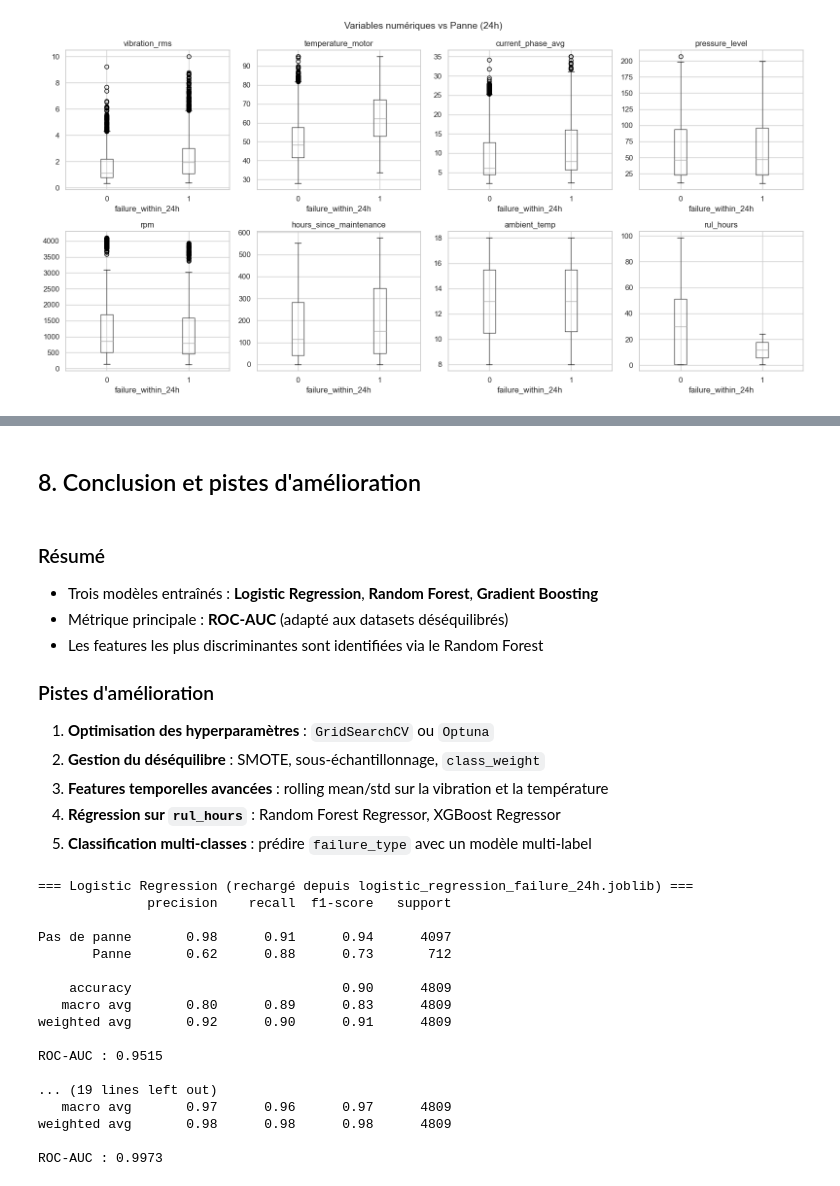
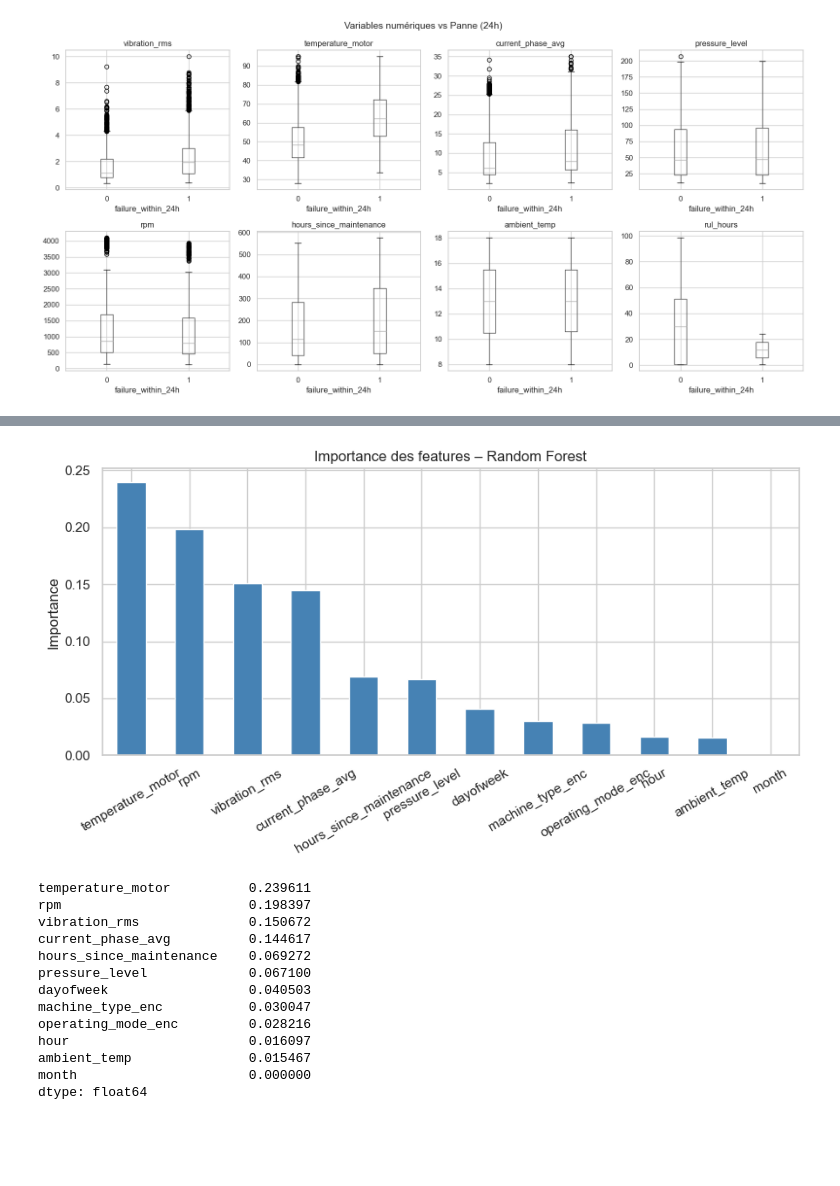
Before and after one commit to Remi-Petit/Data-Science-EFREI, a Jupyter notebook: IA/Sujet_1/notebook/maintenance_ml.ipynb, the cells around one changed output, grey strips where cells are left out. Cells and saved outputs as stored; diff of their text form; code cells hidden in the pictures; blank space fills up the shorter version.

```diff
--- a/IA/Sujet_1/maintenance_ml.ipynb
+++ b/IA/Sujet_1/notebook/maintenance_ml.ipynb
@@ -247,12 +208,0 @@ plt.show()
-# %%
-# Entraînement final et évaluation
-trained_models = {}
-
-for name, pipe in models.items():
-    pipe.fit(X_train, y_train)
-    trained_models[name] = pipe
-    y_pred = pipe.predict(X_test)
-    y_prob = pipe.predict_proba(X_test)[:, 1]
-    auc = roc_auc_score(y_test, y_prob)
-    print(f'\n=== {name} (ROC-AUC test = {auc:.4f}) ===')
-    print(classification_report(y_test, y_pred, target_names=['Pas de panne', 'Panne']))
@@ -360,41 +209,19 @@ XGBoost                   → xgboost_failure_24h.joblib  (ROC-AUC : 0.9973 ✓)
-# %% [markdown]
-## 8. Conclusion et pistes d'amélioration
-# %% [markdown]
-### Résumé
-- Trois modèles entraînés : **Logistic Regression**, **Random Forest**, **Gradient Boosting**
-- Métrique principale : **ROC-AUC** (adapté aux datasets déséquilibrés)
-- Les features les plus discriminantes sont identifiées via le Random Forest
-
-### Pistes d'amélioration
-1. **Optimisation des hyperparamètres** : `GridSearchCV` ou `Optuna`
-2. **Gestion du déséquilibre** : SMOTE, sous-échantillonnage, `class_weight`
-3. **Features temporelles avancées** : rolling mean/std sur la vibration et la température
-4. **Régression sur `rul_hours`** : Random Forest Regressor, XGBoost Regressor
-5. **Classification multi-classes** : prédire `failure_type` avec un modèle multi-label
-# %%
-# Vérification : rechargement et test des 3 modèles sauvegardés
-for name, filename in model_filenames.items():
-    m = joblib.load(filename)
-    y_pred = m.predict(X_test)
-    y_prob = m.predict_proba(X_test)[:, 1]
-    print(f"\n=== {name} (rechargé depuis {filename}) ===")
-    print(classification_report(y_test, y_pred, target_names=['Pas de panne', 'Panne']))
-    print(f"ROC-AUC : {roc_auc_score(y_test, y_prob):.4f}")
-# %% [output]
-=== Logistic Regression (rechargé depuis logistic_regression_failure_24h.joblib) ===
-              precision    recall  f1-score   support
-
-Pas de panne       0.98      0.91      0.94      4097
-       Panne       0.62      0.88      0.73       712
-
-    accuracy                           0.90      4809
-   macro avg       0.80      0.89      0.83      4809
-weighted avg       0.92      0.90      0.91      4809
-
-ROC-AUC : 0.9515
-
-... (19 lines left out)
-   macro avg       0.97      0.96      0.97      4809
-weighted avg       0.98      0.98      0.98      4809
-
-ROC-AUC : 0.9973
+# %%
+fig_fi, feat_imp = plot_feature_importance(trained_models, FEATURES)
+plt.show()
+print(feat_imp)
+# %% [output]
+[figure, added]
+temperature_motor          0.239611
+rpm                        0.198397
+vibration_rms              0.150672
+current_phase_avg          0.144617
+hours_since_maintenance    0.069272
+pressure_level             0.067100
+dayofweek                  0.040503
+machine_type_enc           0.030047
+operating_mode_enc         0.028216
+hour                       0.016097
+ambient_temp               0.015467
+month                      0.000000
+dtype: float64
```
Also changed, not shown: parts of 27 cells of this notebook, 15 other files.
